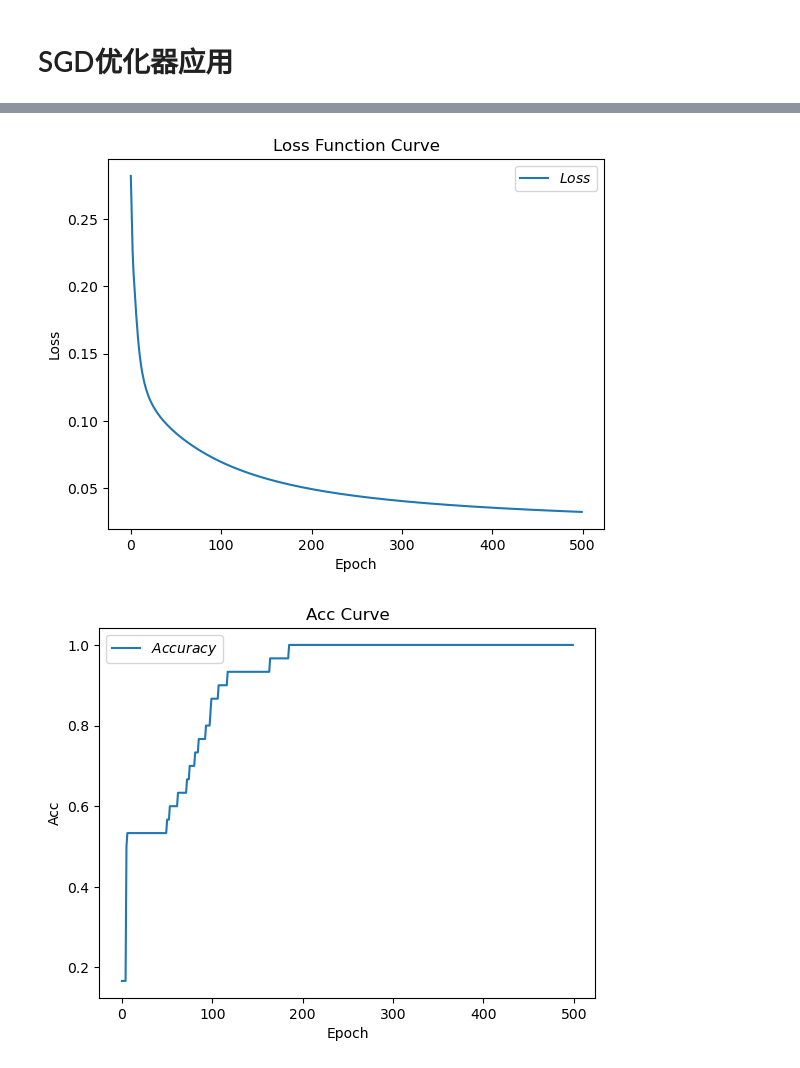
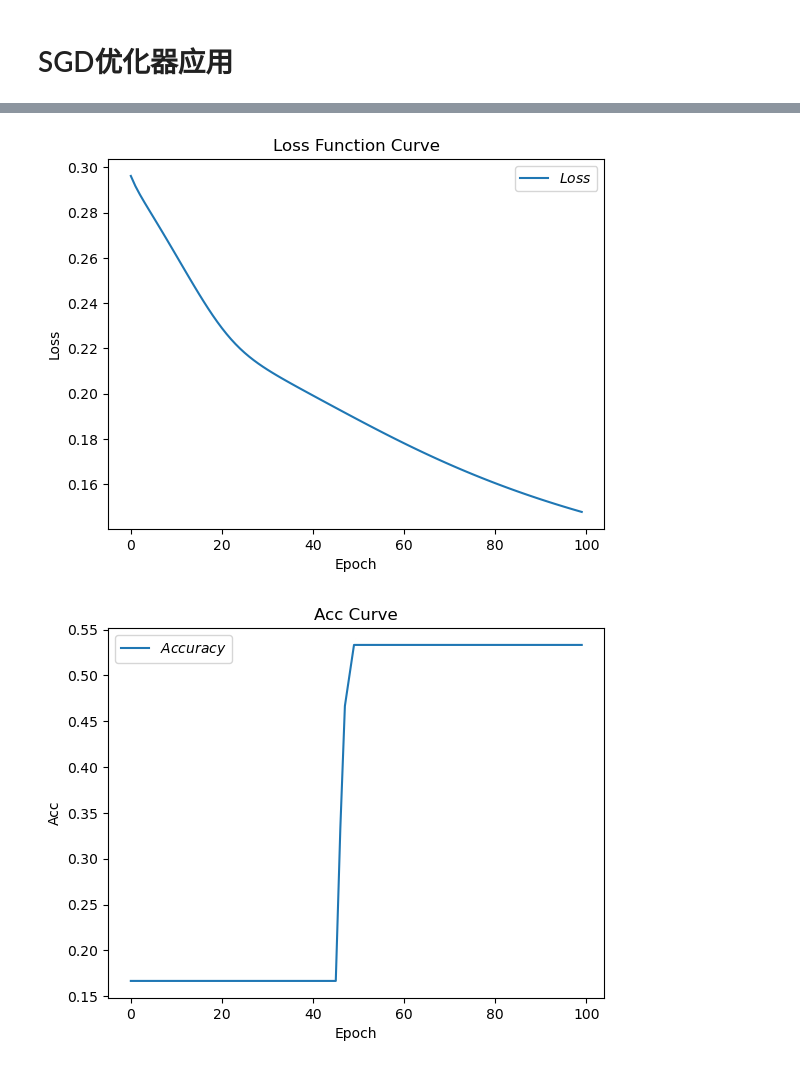
Before and after one commit to raven1997s/ml_learn, a Jupyter notebook: TensorFlow_Learn/courseware/tf_optimize/exercise/04_tf_parameter_optimizer.ipynb, the cells around one changed output, grey strips where cells are left out. Saved outputs shown, nothing was run; the diff lists cells and outputs as text; code cells hidden in the pictures.

```diff
--- a/TensorFlow_Learn/courseware/tf_optimize/exercise/04_tf_parameter_optimizer.ipynb
+++ b/TensorFlow_Learn/courseware/tf_optimize/exercise/04_tf_parameter_optimizer.ipynb
@@ -147,10 +147,10 @@ test_db = tf.data.Dataset.from_tensor_slices((x_test, y_test)).batch(32)
 w1 = tf.Variable(tf.random.truncated_normal([4, 3], stddev=0.1, seed=1))
 b1 = tf.Variable(tf.random.truncated_normal([3], stddev=0.1, seed=1))
 
-lr = 0.1  # 学习率为0.1
+lr = 0.01  # 学习率为0.1
 train_loss_results = []  # 将每轮的loss记录在此列表中，为后续画loss曲线提供数据
 test_acc = []  # 将每轮的acc记录在此列表中，为后续画acc曲线提供数据
-epoch = 500  # 循环500轮
+epoch = 100  # 循环500轮
 loss_all = 0  # 每轮分4个step，loss_all记录四个step生成的4个loss的和
 
 # 训练部分
@@ -244,2 +244,2 @@ total_time 2.6628899574279785
-[figure, old version]
+[figure, new version]
-[figure, old version]
+[figure, new version]
```
Also changed, not shown: parts of 18 cells of this notebook, 2 other files.
